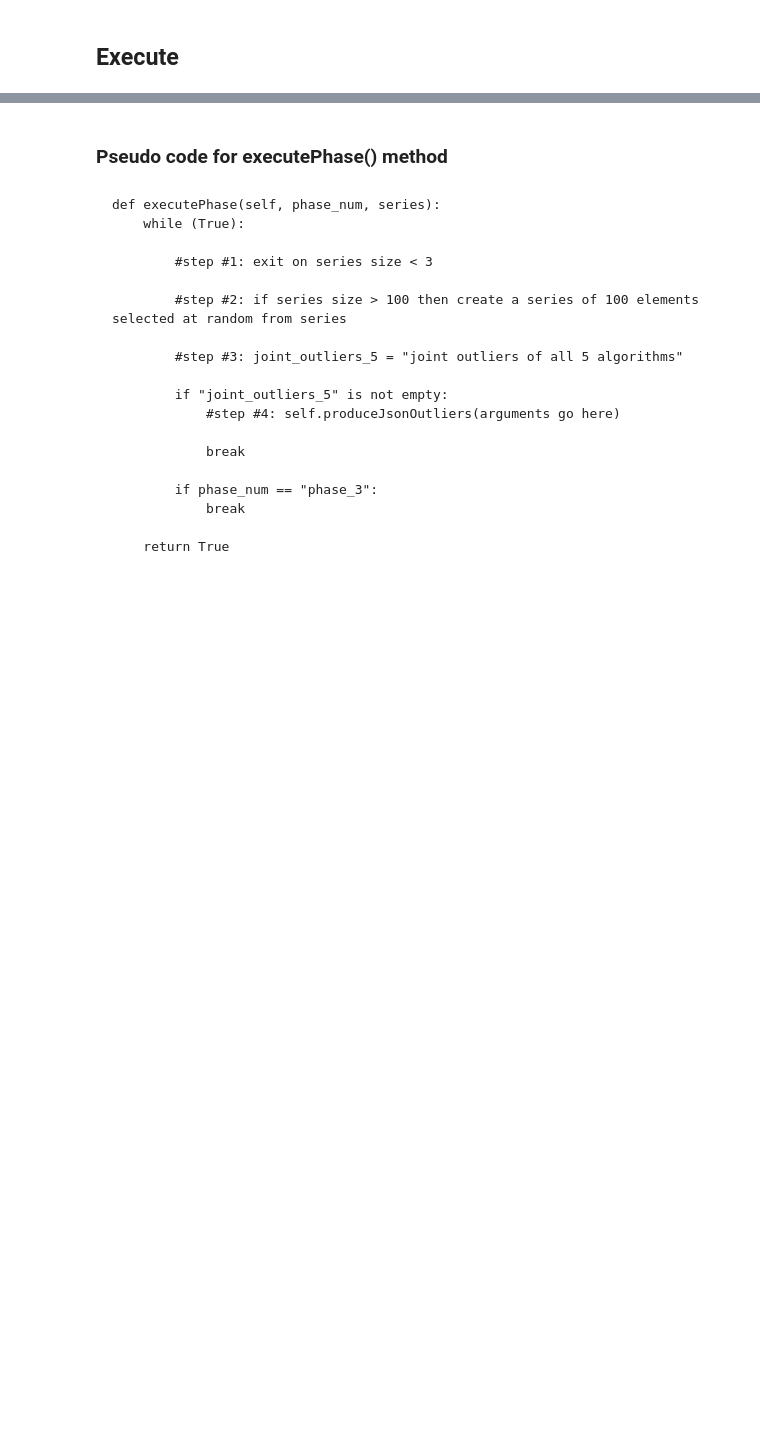
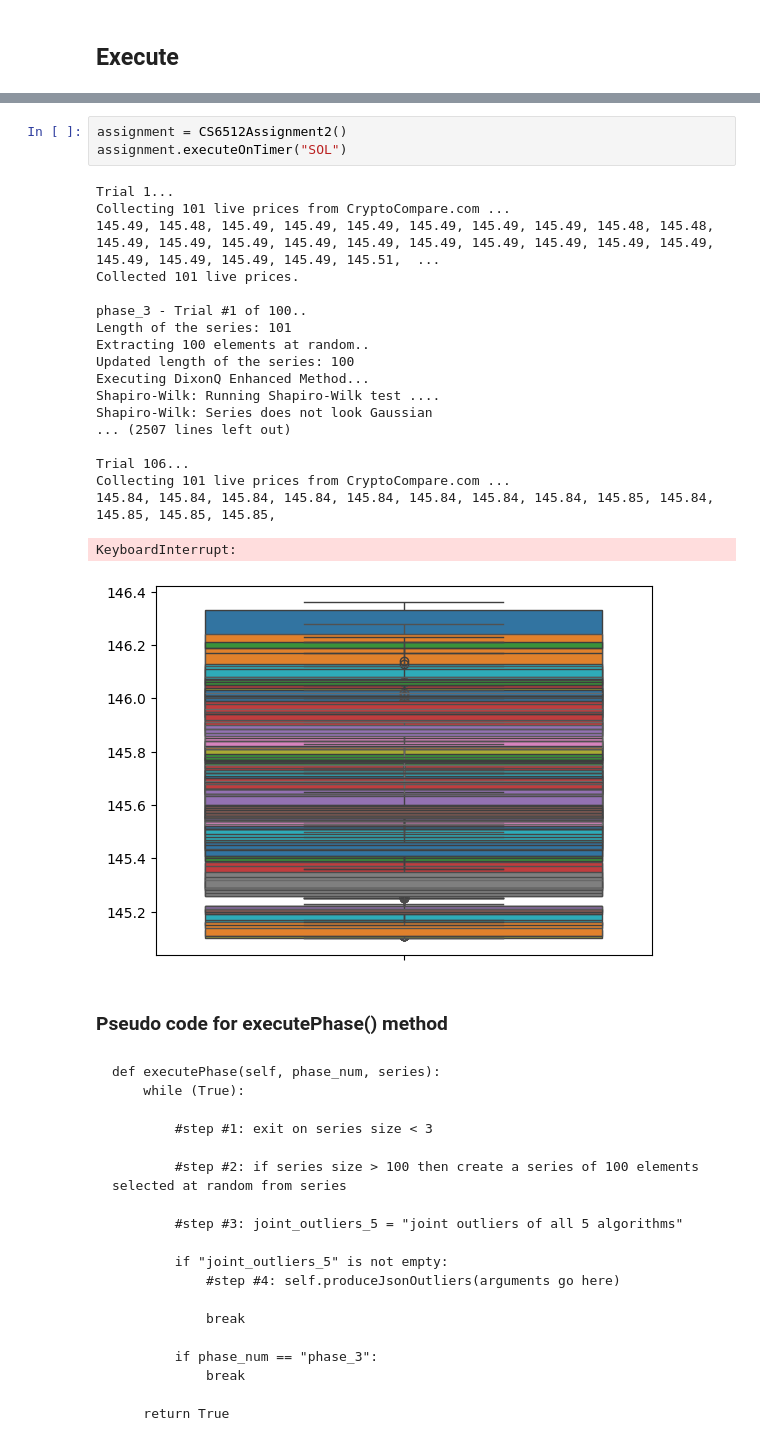
Before and after one commit to ptrayers/cs6512, a Jupyter notebook: Etivities/CS6512_Etivity_2.ipynb, the cells around one changed output, grey strips where cells are left out. Cells and saved outputs as stored; diff of their text form; blank space fills up the shorter version.

```diff
--- a/Etivities/CS6512_Etivity_2.ipynb
+++ b/Etivities/CS6512_Etivity_2.ipynb
@@ -1449,3 +1449,26 @@ True
+# %%
+assignment = CS6512Assignment2()
+assignment.executeOnTimer("SOL")
+# %% [output]
+Trial 1...
+Collecting 101 live prices from CryptoCompare.com ...
+145.49, 145.48, 145.49, 145.49, 145.49, 145.49, 145.49, 145.49, 145.48, 145.48, 145.49, 145.49, 145.49, 145.49, 145.49, 145.49, 145.49, 145.49, 145.49, 145.49, 145.49, 145.49, 145.49, 145.49, 145.51,  ...
+Collected 101 live prices.
+
+phase_3 - Trial #1 of 100..
+Length of the series: 101
+Extracting 100 elements at random..
+Updated length of the series: 100
+Executing DixonQ Enhanced Method...
+Shapiro-Wilk: Running Shapiro-Wilk test ....
+Shapiro-Wilk: Series does not look Gaussian
+... (2507 lines left out)
+
+Trial 106...
+Collecting 101 live prices from CryptoCompare.com ...
+145.84, 145.84, 145.84, 145.84, 145.84, 145.84, 145.84, 145.84, 145.85, 145.84, 145.85, 145.85, 145.85,
+KeyboardInterrupt:
+[figure, added]
 # %% [markdown]
 ### Pseudo code for executePhase() method
 # %% [markdown]
```
Also changed, not shown: parts of 2 cells of this notebook.
